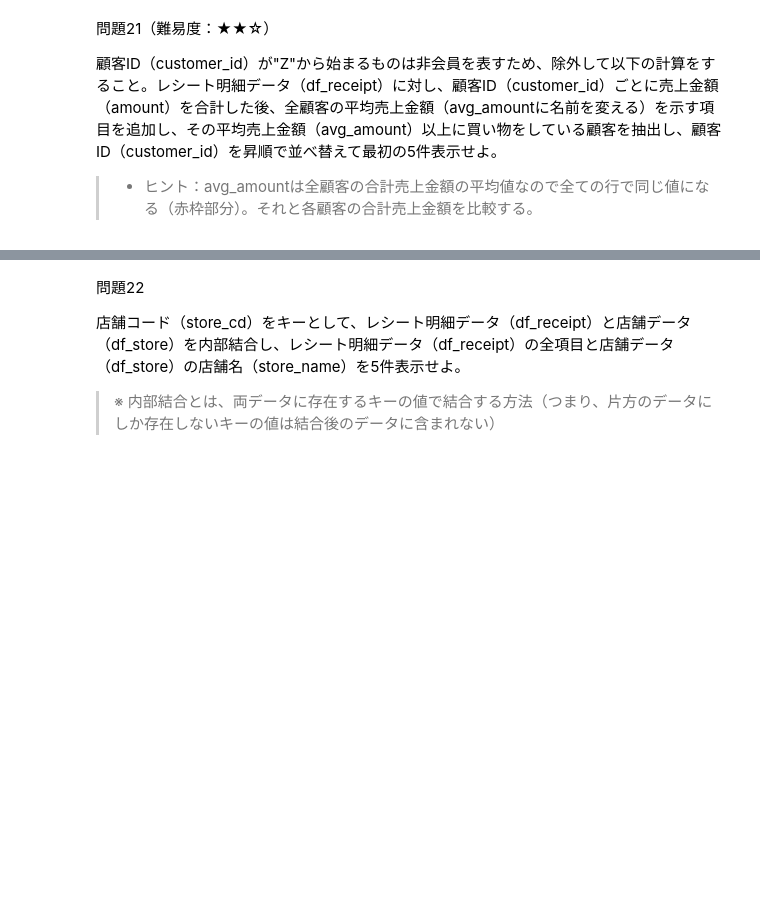
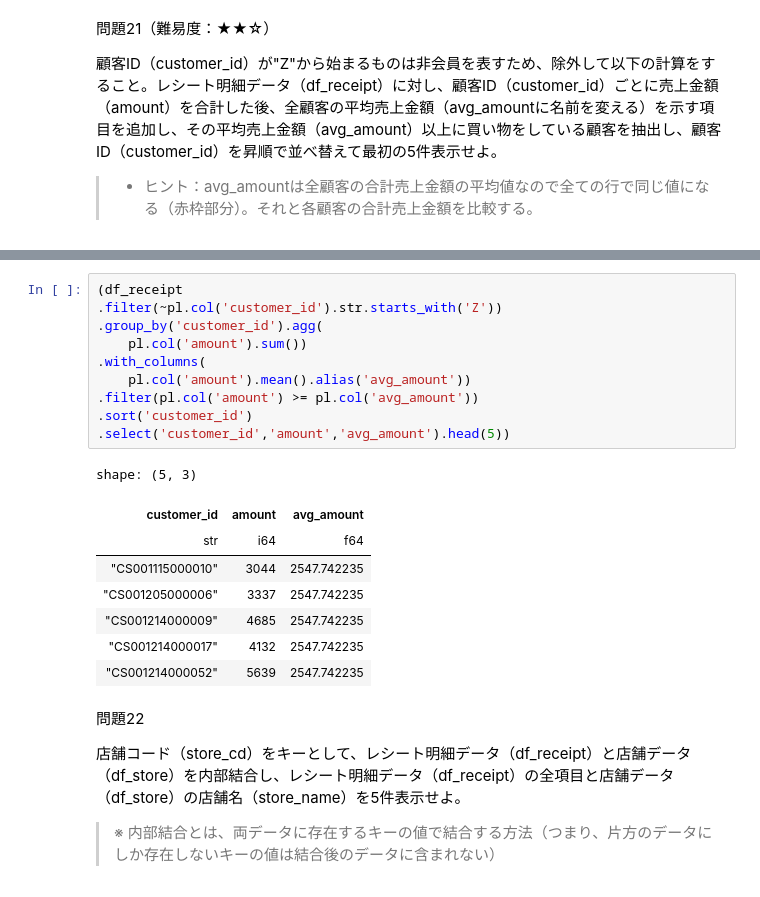
Before and after one commit to shinoshino39/xbp_polars, a Jupyter notebook: 50knocks.ipynb, the cells around one changed output, grey strips where cells are left out. Cells and saved outputs as stored; diff of their text form; blank space fills up the shorter version.

```diff
--- a/50knocks.ipynb
+++ b/50knocks.ipynb
@@ -355,6 +443,25 @@ shape: (5, 3)
 > - ヒント：avg_amountは全顧客の合計売上金額の平均値なので全ての行で同じ値になる（赤枠部分）。それと各顧客の合計売上金額を比較する。
 # %% [markdown]
 <img src="https://i.gyazo.com/e5c89880d5325b1f24268106b6001cfb.png" width="300px">
+# %%
+(df_receipt
+.filter(~pl.col('customer_id').str.starts_with('Z'))
+.group_by('customer_id').agg(
+    pl.col('amount').sum())
+.with_columns(
+    pl.col('amount').mean().alias('avg_amount'))
+.filter(pl.col('amount') >= pl.col('avg_amount'))
+.sort('customer_id')
+.select('customer_id','amount','avg_amount').head(5))
+# %% [output]
+shape: (5, 3)
+| customer_id | amount | avg_amount |
+| str | i64 | f64 |
+| "CS001115000010" | 3044 | 2547.742235 |
+| "CS001205000006" | 3337 | 2547.742235 |
+| "CS001214000009" | 4685 | 2547.742235 |
+| "CS001214000017" | 4132 | 2547.742235 |
+| "CS001214000052" | 5639 | 2547.742235 |
 # %% [markdown]
 問題22
 
```
Also changed, not shown: parts of 7 cells of this notebook.
